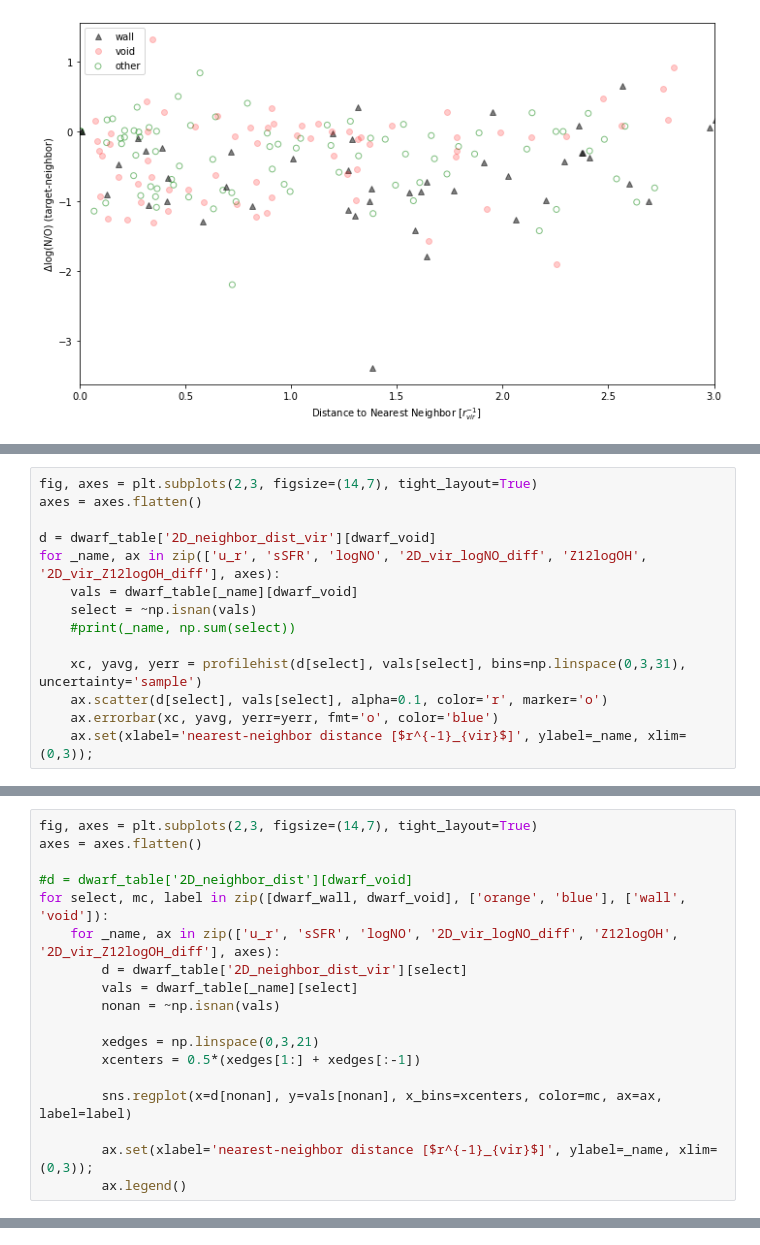
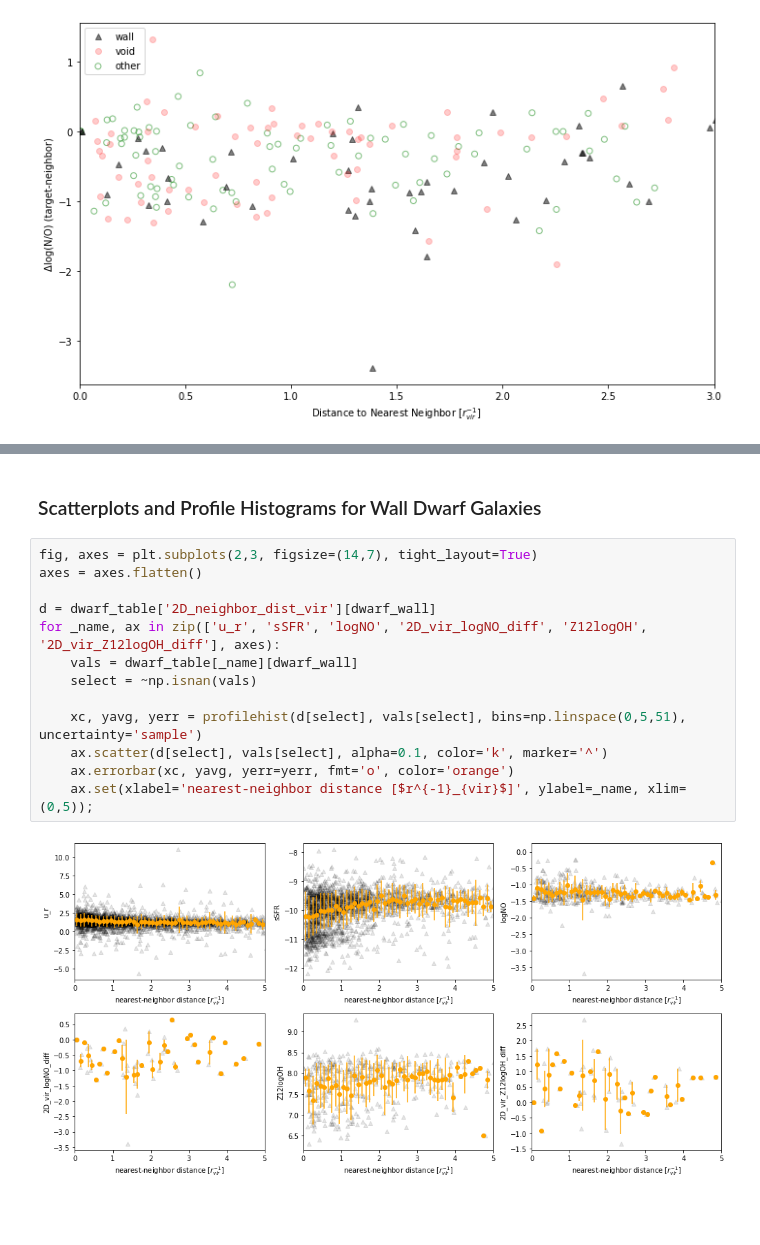
Before and after one commit to kadglass/SmallScale, a Jupyter notebook: 2D_vir_dist_properties_plots.ipynb, the cells around one changed output, grey strips where cells are left out. Saved outputs shown, nothing was run; the diff lists cells and outputs as text; blank space fills up the shorter version.

Commit message:
small edits on plots

```diff
--- a/2D_vir_dist_properties_plots.ipynb
+++ b/2D_vir_dist_properties_plots.ipynb
@@ -329,14 +256,0 @@ for _name, ax in zip(['u_r', 'sSFR', 'logNO', '2D_vir_logNO_diff', 'Z12logOH', '
-# %%
-fig, axes = plt.subplots(2,3, figsize=(14,7), tight_layout=True)
-axes = axes.flatten()
-
-d = dwarf_table['2D_neighbor_dist_vir'][dwarf_void]
-for _name, ax in zip(['u_r', 'sSFR', 'logNO', '2D_vir_logNO_diff', 'Z12logOH', '2D_vir_Z12logOH_diff'], axes):
-    vals = dwarf_table[_name][dwarf_void]
-    select = ~np.isnan(vals)
-    #print(_name, np.sum(select))
-
-    xc, yavg, yerr = profilehist(d[select], vals[select], bins=np.linspace(0,3,31), uncertainty='sample')
-    ax.scatter(d[select], vals[select], alpha=0.1, color='r', marker='o')
-    ax.errorbar(xc, yavg, yerr=yerr, fmt='o', color='blue')
-    ax.set(xlabel='nearest-neighbor distance [$r^{-1}_{vir}$]', ylabel=_name, xlim=(0,3));
@@ -418,18 +256,0 @@ for _name, ax, in zip(['u_r', 'sSFR', 'logNO', '2D_vir_logNO_diff', 'Z12logOH',
-# %%
-fig, axes = plt.subplots(2,3, figsize=(14,7), tight_layout=True)
-axes = axes.flatten()
-
-#d = dwarf_table['2D_neighbor_dist'][dwarf_void]
-for select, mc, label in zip([dwarf_wall, dwarf_void], ['orange', 'blue'], ['wall', 'void']):
-    for _name, ax in zip(['u_r', 'sSFR', 'logNO', '2D_vir_logNO_diff', 'Z12logOH', '2D_vir_Z12logOH_diff'], axes):
-        d = dwarf_table['2D_neighbor_dist_vir'][select]
-        vals = dwarf_table[_name][select]
-        nonan = ~np.isnan(vals)
-
-        xedges = np.linspace(0,3,21)
-        xcenters = 0.5*(xedges[1:] + xedges[:-1])
-
-        sns.regplot(x=d[nonan], y=vals[nonan], x_bins=xcenters, color=mc, ax=ax, label=label)
-
-        ax.set(xlabel='nearest-neighbor distance [$r^{-1}_{vir}$]', ylabel=_name, xlim=(0,3));
-        ax.legend()
@@ -437,0 +310,17 @@ for select, mc, label in zip([dwarf_wall, dwarf_void], ['orange', 'blue'], ['wal
+# %% [markdown]
+### Scatterplots and Profile Histograms for Wall Dwarf Galaxies
+# %%
+fig, axes = plt.subplots(2,3, figsize=(14,7), tight_layout=True)
+axes = axes.flatten()
+
+d = dwarf_table['2D_neighbor_dist_vir'][dwarf_wall]
+for _name, ax in zip(['u_r', 'sSFR', 'logNO', '2D_vir_logNO_diff', 'Z12logOH', '2D_vir_Z12logOH_diff'], axes):
+    vals = dwarf_table[_name][dwarf_wall]
+    select = ~np.isnan(vals)
+
+    xc, yavg, yerr = profilehist(d[select], vals[select], bins=np.linspace(0,5,51), uncertainty='sample')
+    ax.scatter(d[select], vals[select], alpha=0.1, color='k', marker='^')
+    ax.errorbar(xc, yavg, yerr=yerr, fmt='o', color='orange')
+    ax.set(xlabel='nearest-neighbor distance [$r^{-1}_{vir}$]', ylabel=_name, xlim=(0,5));
+# %% [output]
+[figure, added]
```
Also changed, not shown: parts of 32 cells of this notebook, 4 other files.
